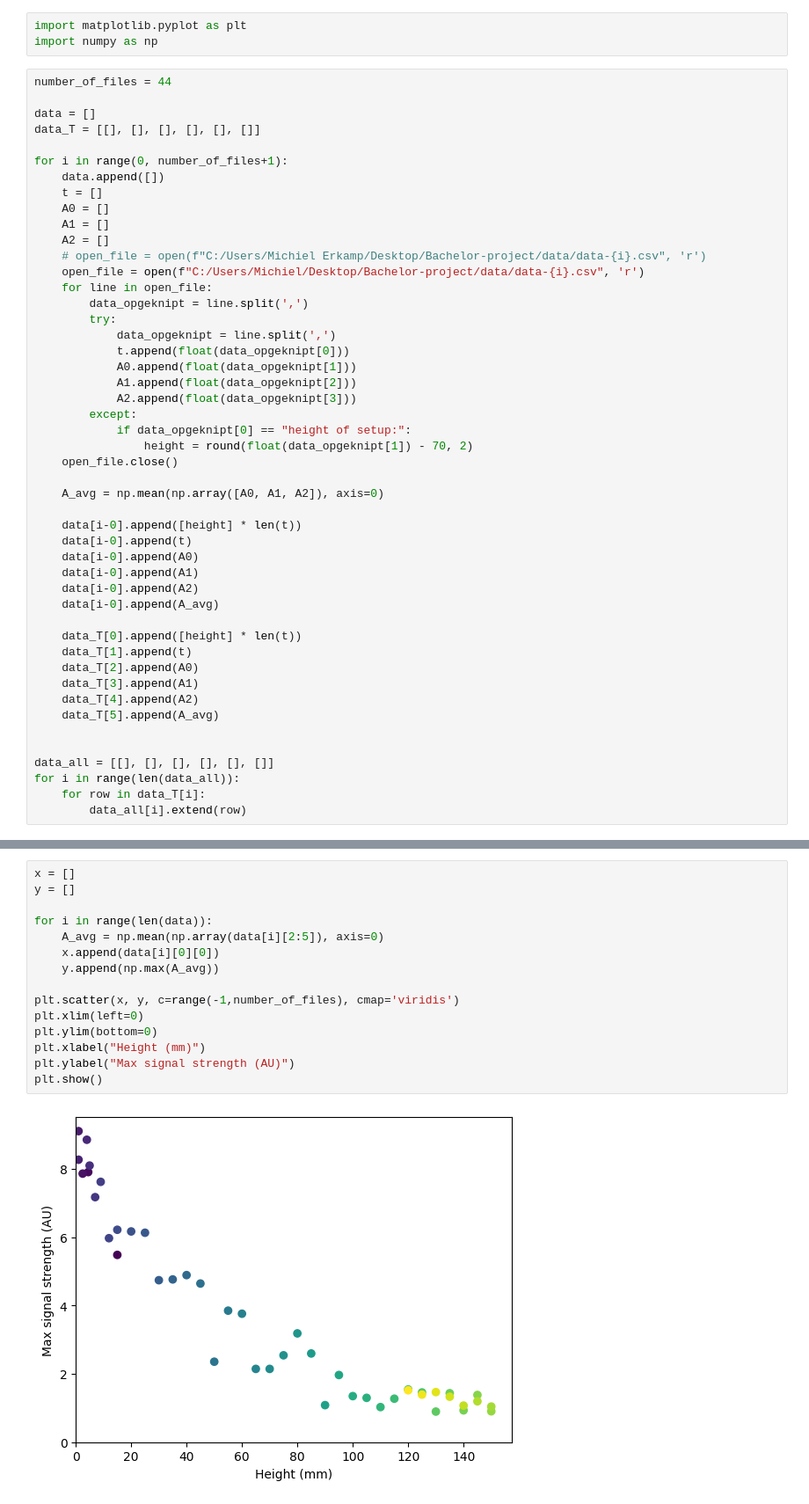
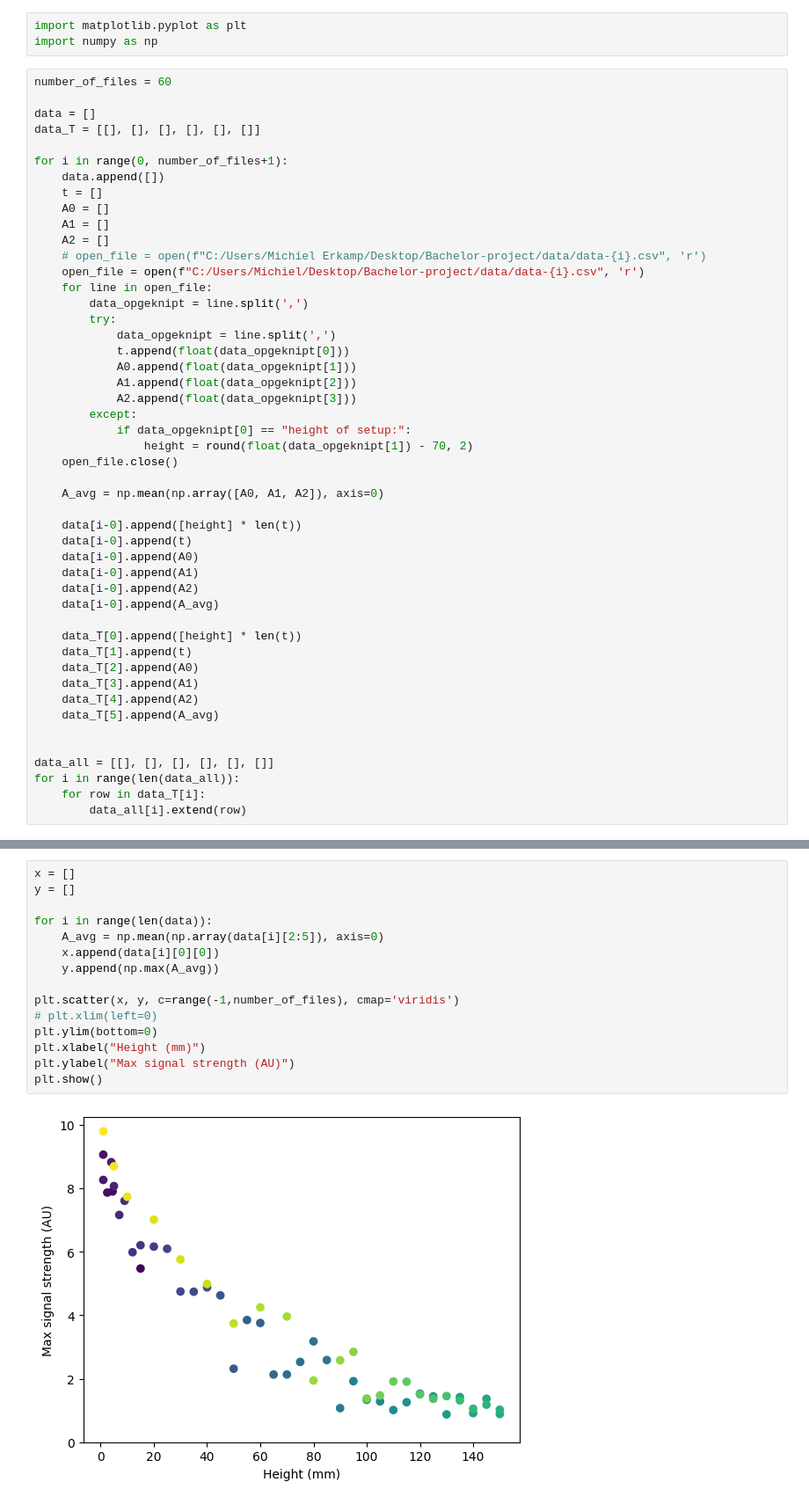
Before and after one commit to Michiel-E3/Bachelor-project, a Jupyter notebook: data-analyse experiment 2/data-analysis.ipynb, the cells around one changed output, grey strips where cells are left out. Shown: that part at 88% size. Drawn from its saved outputs; the diff is of its cells as text.

```diff
--- a/data-analyse experiment 2/data-analysis.ipynb
+++ b/data-analyse experiment 2/data-analysis.ipynb
@@ -2,7 +2,7 @@
 import matplotlib.pyplot as plt
 import numpy as np
 # %%
-number_of_files = 44
+number_of_files = 60
 
 data = []
 data_T = [[], [], [], [], [], []]
@@ -226,17 +226,17 @@ plt.clf()
 # %%
 x = []
 y = []
 
 for i in range(len(data)):
     A_avg = np.mean(np.array(data[i][2:5]), axis=0)
     x.append(data[i][0][0])
     y.append(np.max(A_avg))
 
 plt.scatter(x, y, c=range(-1,number_of_files), cmap='viridis')
-plt.xlim(left=0)
+# plt.xlim(left=0)
 plt.ylim(bottom=0)
 plt.xlabel("Height (mm)")
 plt.ylabel("Max signal strength (AU)")
 plt.show()
 # %% [output]
-[figure, old version]
+[figure, new version]
```
Also changed, not shown: parts of 6 cells of this notebook, 4 other files.
